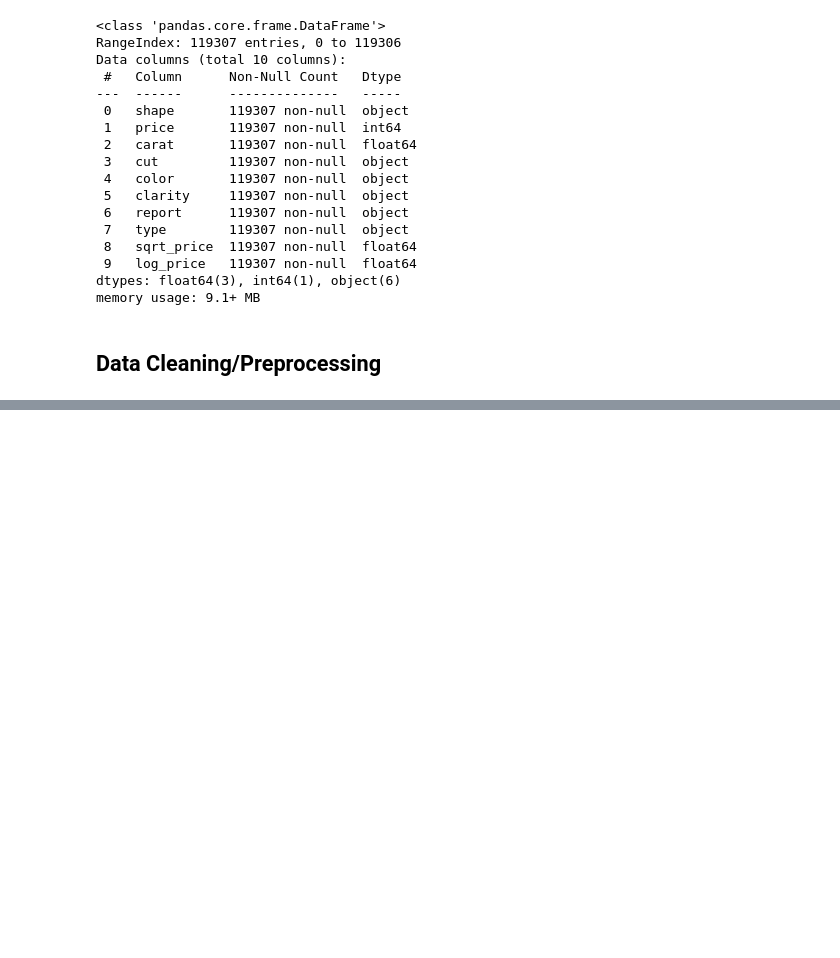
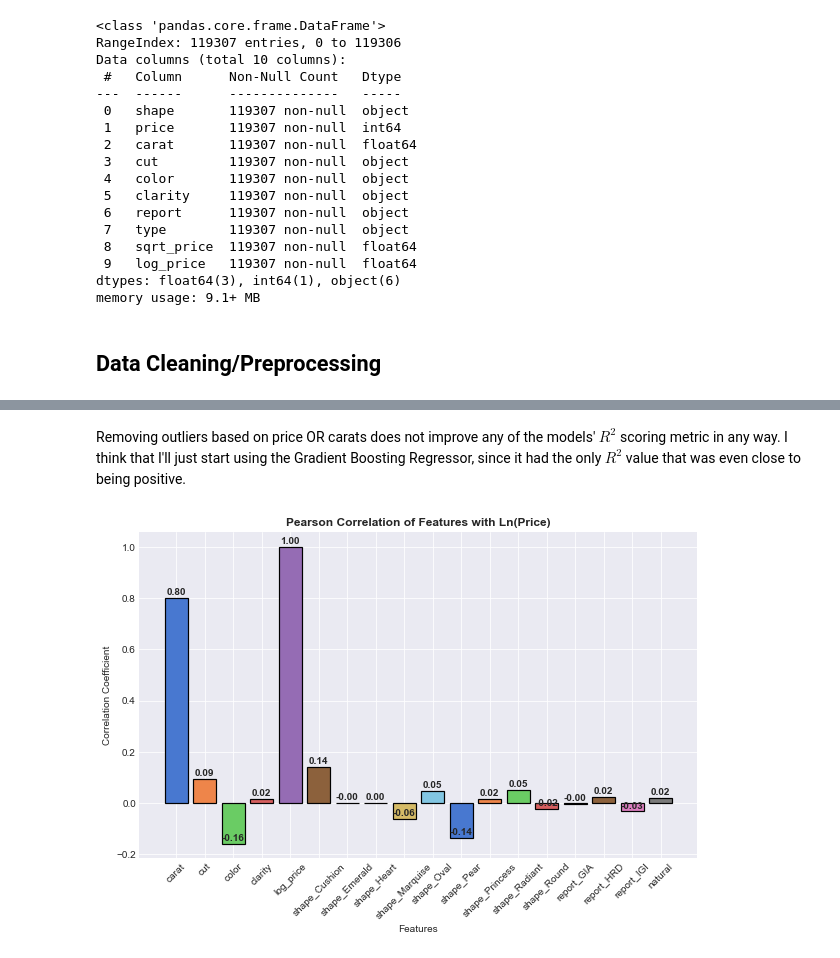
Before and after one commit to TrinityGahagen2K/diamond-pricing-analysis, a Jupyter notebook: diamond_pricing_modeling.ipynb, the cells around one changed output, grey strips where cells are left out. Saved outputs shown, nothing was run; the diff lists cells and outputs as text; code cells hidden in the pictures; blank space fills up the shorter version.

Commit message:
Attempted regression, pivoted to classification, worked on tuning model

```diff
--- a/diamond_pricing_modeling.ipynb
+++ b/diamond_pricing_modeling.ipynb
@@ -60,0 +126,16 @@ memory usage: 9.1+ MB
+# %%
+preprocessed_diamonds['cut'] = preprocessed_diamonds['cut'].map(cut_encoder)
+
+preprocessed_diamonds['color'] = preprocessed_diamonds['color'].map(color_encoder)
+
+preprocessed_diamonds['clarity'] = preprocessed_diamonds['clarity'].map(clarity_encoder)
+# %%
+# Binarizing the type column
+type_encoder = {
+    'natural' : 1,
+    'lab' : 0
+}
+# %%
+preprocessed_diamonds['natural'] = preprocessed_diamonds['type'].map(type_encoder)
+
+preprocessed_diamonds.info()
@@ -60,0 +160,5 @@ memory usage: 9.1+ MB
+# %%
+try:
+    preprocessed_diamonds.drop(columns='type', inplace=True)
+except:
+    print("Column already dropped")
@@ -60,0 +488,19 @@ memory usage: 9.1+ MB
+# %% [markdown]
+Removing outliers based on price OR carats does not improve any of the models' $R^2$ scoring metric in any way. I think that I'll just start using the Gradient Boosting Regressor, since it had the only $R^2$ value that was even close to being positive.
+# %%
+correlations = preprocessed_diamonds.drop(columns=['sqrt_price', 'price']).corr()['log_price']
+
+fig, ax = plt.subplots(figsize=(10, 6))
+ax.bar(x=correlations.index, height=correlations, lw=1.2, edgecolor='black', color=sns.color_palette('muted'))
+for i in correlations.index:
+    ax.annotate(f'{correlations[i]:.02f}',
+                xy=(i, correlations[i] + (0.02 * ax.get_ylim()[1])),
+                fontweight='bold',
+                va='center',
+                ha='center')
+ax.tick_params(axis='x', rotation=45)
+ax.set_xlabel('Features')
+ax.set_ylabel('Correlation Coefficient')
+ax.set_title('Pearson Correlation of Features with Ln(Price)');
+# %% [output]
+[figure, added]
```
Also changed, not shown: parts of 59 cells of this notebook, 1 other file.
